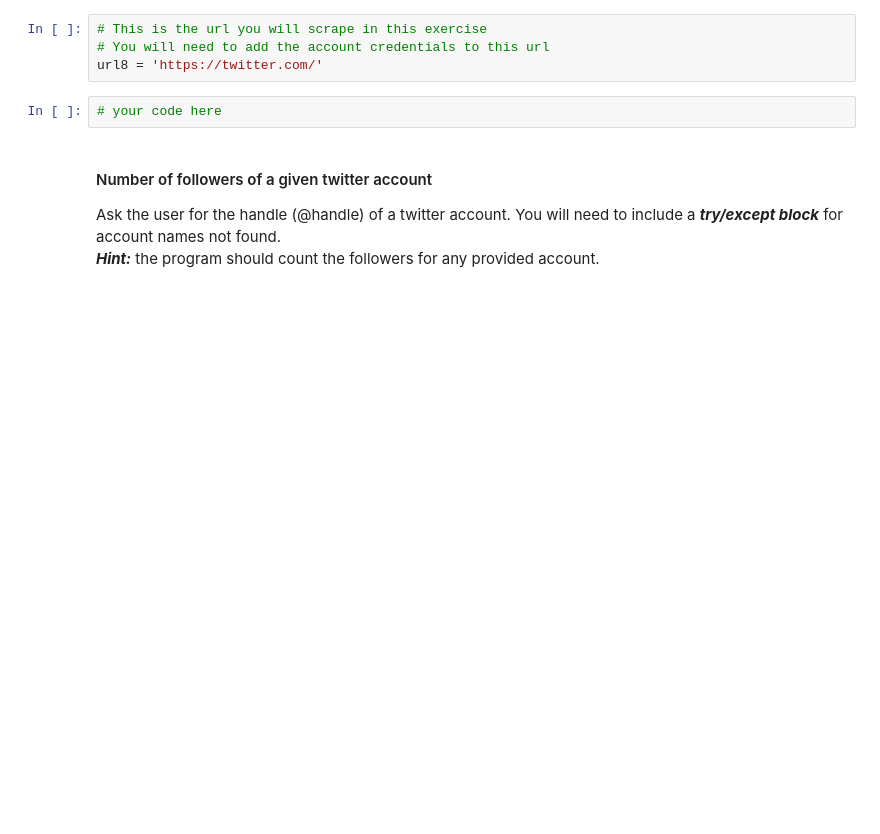
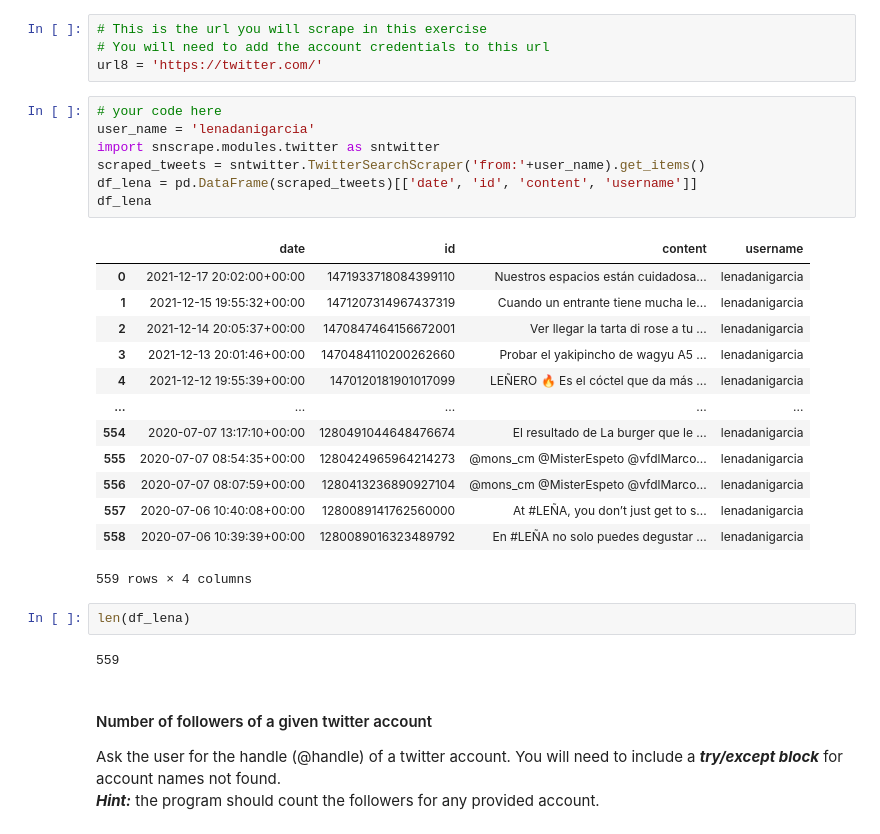
Before and after one commit to abarrasa/dataptmad1121_labs, a Jupyter notebook: extra-work/m1/lab-web-scraping/your-code/main.ipynb, the cells around one changed output. Saved outputs shown, nothing was run; the diff lists cells and outputs as text; blank space fills up the shorter version.

```diff
--- a/extra-work/m1/lab-web-scraping/your-code/main.ipynb
+++ b/extra-work/m1/lab-web-scraping/your-code/main.ipynb
@@ -336,8 +338,31 @@ Ask the user for the handle (@handle) of a twitter account. You will need to inc
 # This is the url you will scrape in this exercise
 # You will need to add the account credentials to this url
 url8 = 'https://twitter.com/'
-# %%
-# your code here
+# %%
+# your code here
+user_name = 'lenadanigarcia'
+import snscrape.modules.twitter as sntwitter
+scraped_tweets = sntwitter.TwitterSearchScraper('from:'+user_name).get_items()
+df_lena = pd.DataFrame(scraped_tweets)[['date', 'id', 'content', 'username']]
+df_lena
+# %% [output]
+|  | date | id | content | username |
+| 0 | 2021-12-17 20:02:00+00:00 | 1471933718084399110 | Nuestros espacios están cuidadosa... | lenadanigarcia |
+| 1 | 2021-12-15 19:55:32+00:00 | 1471207314967437319 | Cuando un entrante tiene mucha le... | lenadanigarcia |
+| 2 | 2021-12-14 20:05:37+00:00 | 1470847464156672001 | Ver llegar la tarta di rose a tu ... | lenadanigarcia |
+| 3 | 2021-12-13 20:01:46+00:00 | 1470484110200262660 | Probar el yakipincho de wagyu A5 ... | lenadanigarcia |
+| 4 | 2021-12-12 19:55:39+00:00 | 1470120181901017099 | LEÑERO 🔥 Es el cóctel que da más ... | lenadanigarcia |
+| ... | ... | ... | ... | ... |
+| 554 | 2020-07-07 13:17:10+00:00 | 1280491044648476674 | El resultado de La burger que le ... | lenadanigarcia |
+| 555 | 2020-07-07 08:54:35+00:00 | 1280424965964214273 | @mons_cm @MisterEspeto @vfdlMarco... | lenadanigarcia |
+| 556 | 2020-07-07 08:07:59+00:00 | 1280413236890927104 | @mons_cm @MisterEspeto @vfdlMarco... | lenadanigarcia |
+| 557 | 2020-07-06 10:40:08+00:00 | 1280089141762560000 | At #LEÑA, you don’t just get to s... | lenadanigarcia |
+| 558 | 2020-07-06 10:39:39+00:00 | 1280089016323489792 | En #LEÑA no solo puedes degustar ... | lenadanigarcia |
+559 rows × 4 columns
+# %%
+len(df_lena)
+# %% [output]
+559
 # %% [markdown]
 #### Number of followers of a given twitter account
 Ask the user for the handle (@handle) of a twitter account. You will need to include a ***try/except block*** for account names not found.
```
Also changed, not shown: parts of 4 cells of this notebook.
